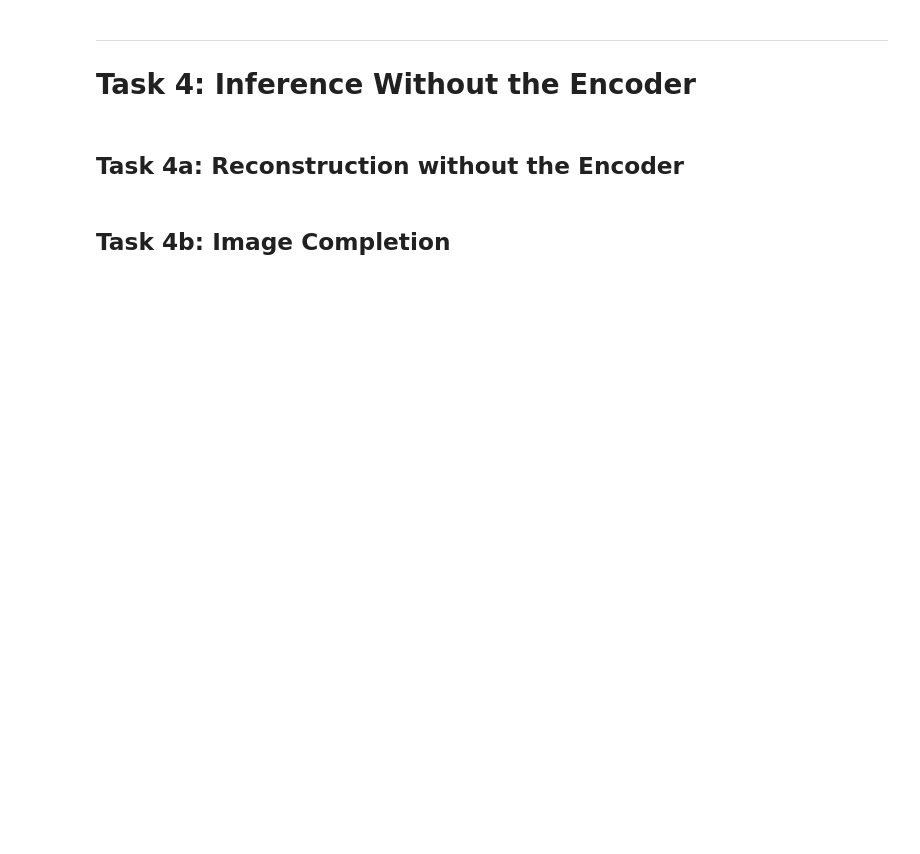
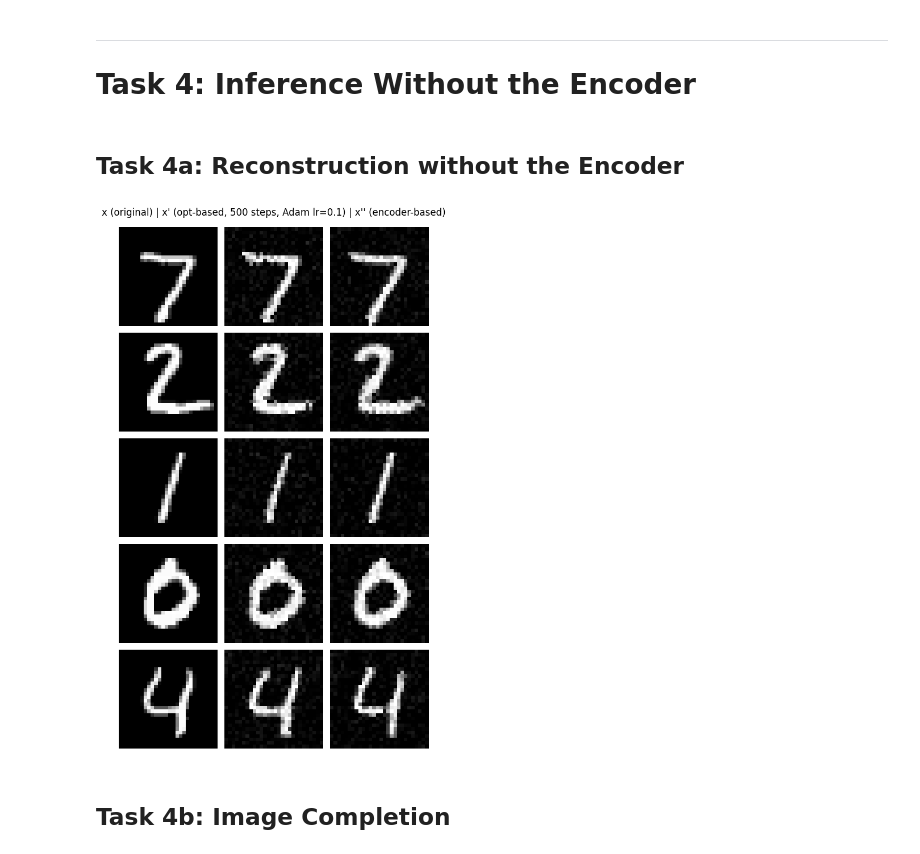
Before and after one commit to keanuLAP/GenAI-homework, a Jupyter notebook: Assignment3.ipynb, the cells around one changed output. Drawn from its saved outputs; the diff is of its cells as text; code cells hidden in the pictures; blank space fills up the shorter version.

```diff
--- a/Assignment3.ipynb
+++ b/Assignment3.ipynb
@@ -941,5 +1113,69 @@ plt.show()
 # Task 4: Inference Without the Encoder
 # %% [markdown]
 ## Task 4a: Reconstruction without the Encoder
+# %%
+# ---- Task 4a: Reconstruction without the Encoder ----
+# Stopping criterion: fixed 500 Adam steps (lr=0.1) per image.
+# This is sufficient for convergence on 28×28 MNIST images with K=16 latent dims.
+
+N_OPT_STEPS = 500
+OPT_LR      = 0.1
+N_DISPLAY   = 5   # number of test images shown in the grid
+
+
+def optimize_psi(model, x, n_steps=N_OPT_STEPS, lr=OPT_LR):
+    """Optimize variational parameters Ψ=(μ_Ψ, logvar_Ψ) for a single image.
+    Decoder weights are frozen; only Ψ receives gradients."""
+    model.eval()
+    x_dev      = x.unsqueeze(0).to(DEVICE)
+    mu_psi     = torch.zeros(1, K, device=DEVICE, requires_grad=True)
+    logvar_psi = torch.zeros(1, K, device=DEVICE, requires_grad=True)
+    opt = torch.optim.Adam([mu_psi, logvar_psi], lr=lr)
+    for _ in range(n_steps):
+        opt.zero_grad()
+        z = mu_psi + torch.exp(0.5 * logvar_psi) * torch.randn(1, K, device=DEVICE)
+        mu_x, logvar_x = model.decode(z)
+        elbo = gaussian_log_likelihood(x_dev, mu_x, logvar_x) - kl_standard_normal(mu_psi, logvar_psi)
+        (-elbo.mean()).backward()
+        opt.step()
+    return mu_psi.detach(), logvar_psi.detach()
+
+
+@torch.no_grad()
+def sample_recon_opt(model, mu_psi, logvar_psi):
+    """Sample x' from p(x|z) where z ~ q(z|Ψ*)."""
+    z = mu_psi + torch.exp(0.5 * logvar_psi) * torch.randn_like(mu_psi)
+    mu_x, logvar_x = model.decode(z)
+    return (mu_x + torch.exp(0.5 * logvar_x) * torch.randn_like(mu_x)).clamp(0, 1).squeeze(0).cpu()
+
+
+@torch.no_grad()
+def encoder_reconstruct(model, x):
+    """Task-1d-style reconstruction: encode → sample z → decode → sample x''."""
+    model.eval()
+    mu_z, logvar_z = model.encode(x.unsqueeze(0).to(DEVICE))
+    z = model.reparameterize(mu_z, logvar_z)
+    mu_x, logvar_x = model.decode(z)
+    return (mu_x + torch.exp(0.5 * logvar_x) * torch.randn_like(mu_x)).clamp(0, 1).squeeze(0).cpu()
+
+
+all_imgs_4a = []
+for i in range(N_DISPLAY):
+    x, _ = test_1k[i]
+    mu_psi, logvar_psi = optimize_psi(vae_k16, x)
+    x_prime  = sample_recon_opt(vae_k16, mu_psi, logvar_psi)
+    x_double = encoder_reconstruct(vae_k16, x)
+    all_imgs_4a.extend([x, x_prime, x_double])
+
+grid = make_grid(all_imgs_4a, nrow=3, pad_value=1.0)
+fig, ax = plt.subplots(figsize=(6, N_DISPLAY * 2))
+ax.imshow(grid.permute(1, 2, 0).squeeze().numpy(), cmap='gray')
+ax.axis('off')
+ax.set_title(f"x (original) | x' (opt-based, {N_OPT_STEPS} steps, Adam lr={OPT_LR}) | x'' (encoder-based)")
+plt.tight_layout()
+plt.savefig(FIG_DIR / 'task4a_reconstruction.png', dpi=150, bbox_inches='tight')
+plt.show()
+# %% [output]
+[figure, added]
 # %% [markdown]
 ## Task 4b: Image Completion
```
Also changed, not shown: parts of 10 cells of this notebook, 2 other files.
